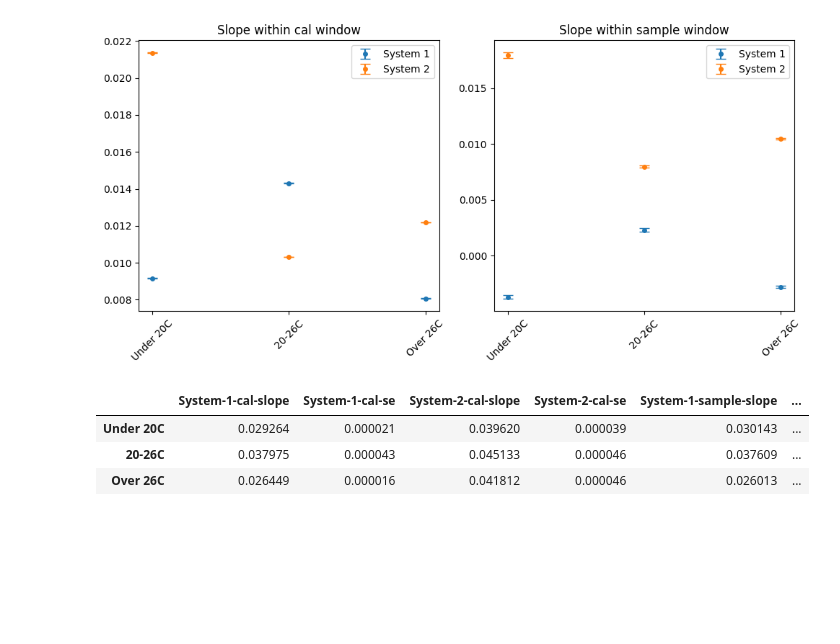
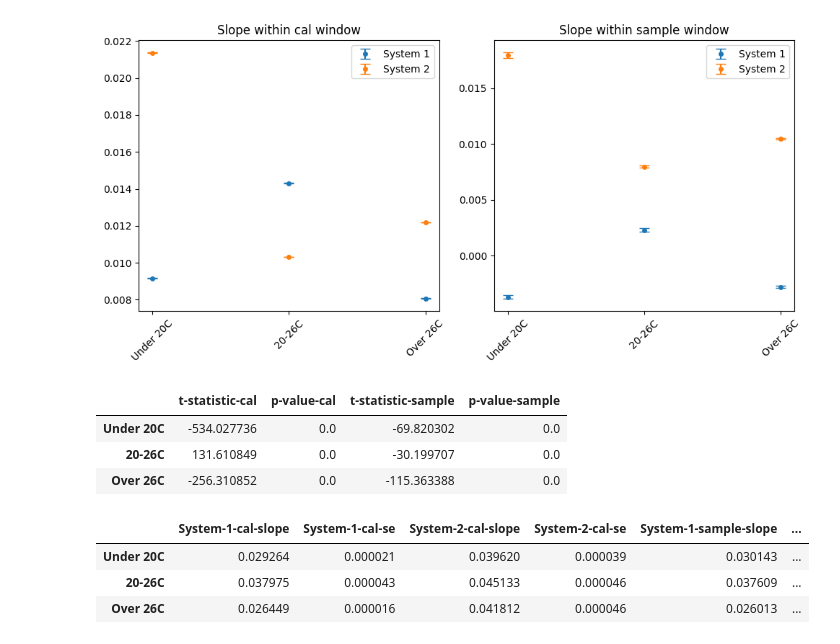
Before and after one commit to dejaytang/Capstone_Siemens, a Jupyter notebook: Coding/Dylan/raw_slope_code_DL.ipynb, the cells around one changed output. Drawn from its saved outputs; the diff is of its cells as text; code cells hidden in the pictures; blank space fills up the shorter version.

```diff
--- a/Coding/Dylan/raw_slope_code_DL.ipynb
+++ b/Coding/Dylan/raw_slope_code_DL.ipynb
@@ -625,6 +640,15 @@ plt.tight_layout()
 plt.show()
 # %% [output]
 [figure]
+# %%
+# T-tests to compare slopes in each bin for sensor A
+ttest_A = run_ttest(Sensor_A_slopes, N_A1_cal, N_A2_cal, N_A1_sample, N_A2_sample, labels)
+ttest_A
+# %% [output]
+|  | t-statistic-cal | p-value-cal | t-statistic-sample | p-value-sample |
+| Under 20C | -534.027736 | 0.0 | -69.820302 | 0.0 |
+| 20-26C | 131.610849 | 0.0 | -30.199707 | 0.0 |
+| Over 26C | -256.310852 | 0.0 | -115.363388 | 0.0 |
 # %%
 # Slopes - Sensor B
 B1_cal = calculate_slopes_se(B1_cal_window_binned, "B1-cal-ft", labels)
```
Also changed, not shown: parts of 13 cells of this notebook.
